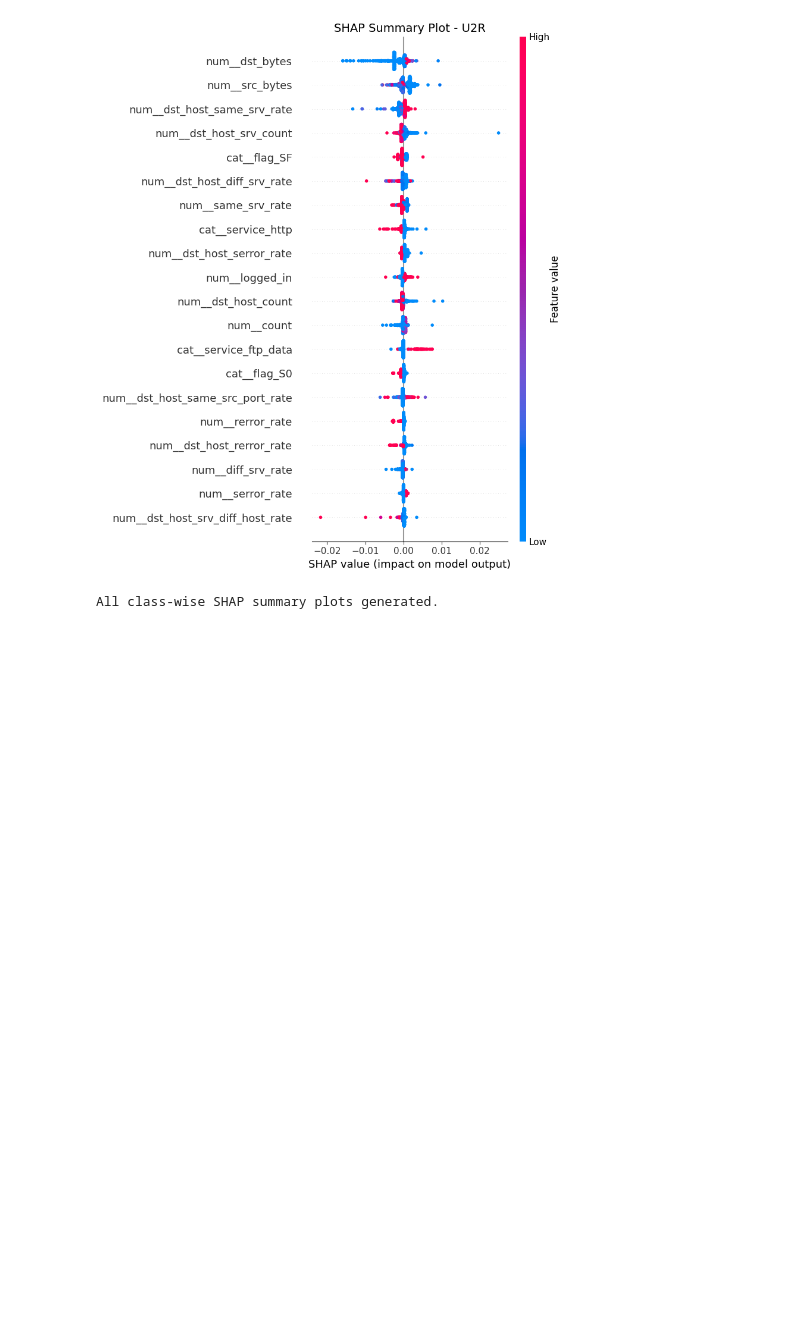
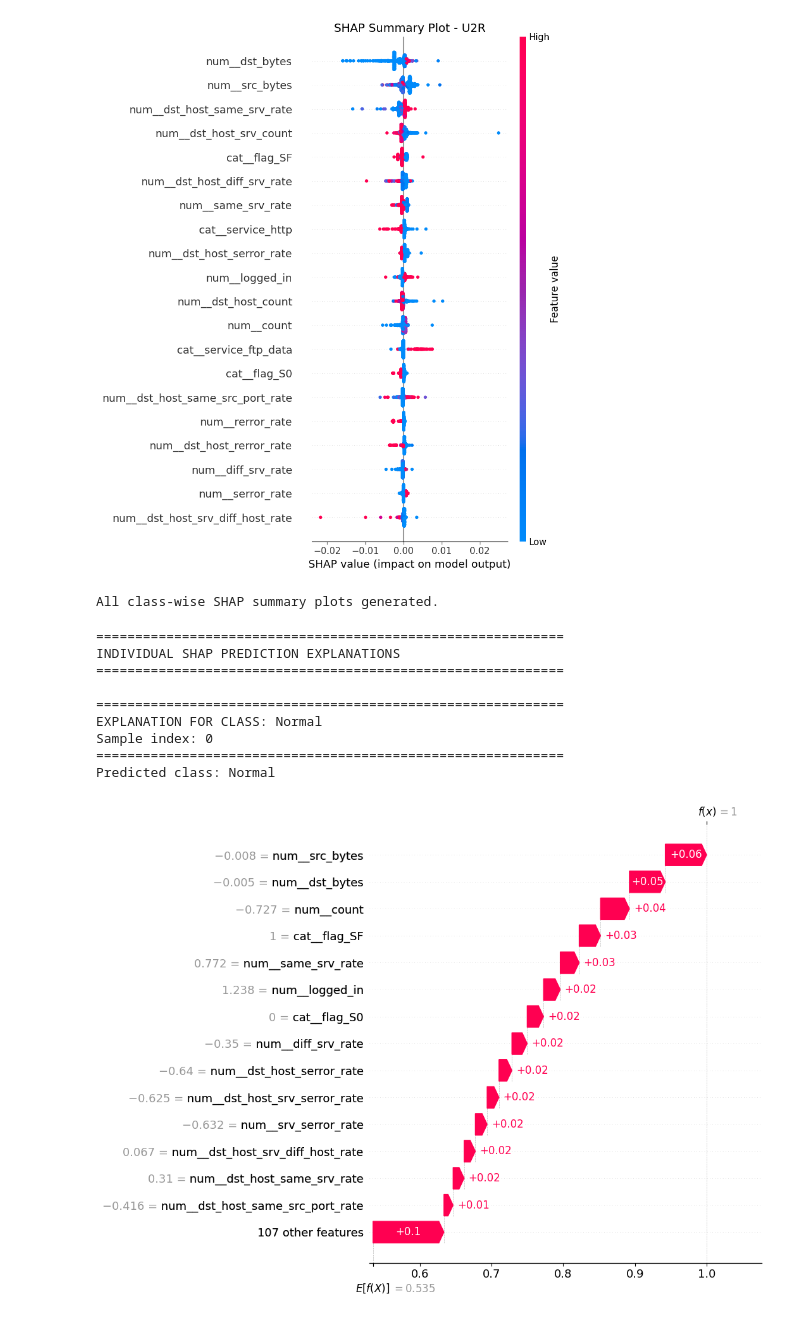
Before and after one commit to AKSHAT-KUMAR-14/XAI-NIDS, a Jupyter notebook: xai-nids.ipynb, the cells around one changed output. Saved outputs shown, nothing was run; the diff lists cells and outputs as text; code cells hidden in the pictures; blank space fills up the shorter version.

Commit message:
Kaggle Notebook | XAI-NIDS | XAI-NIDS_SHAP_Explanations_Graphical

```diff
--- a/xai-nids.ipynb
+++ b/xai-nids.ipynb
@@ -1824,3 +1824,83 @@ Generating SHAP summary plot for: R2L
 Generating SHAP summary plot for: U2R
 [figure]
 All class-wise SHAP summary plots generated.
+# %%
+# ============================================================
+# INDIVIDUAL PREDICTION EXPLANATIONS
+# MULTICLASS RANDOM FOREST
+# ============================================================
+
+print("=" * 60)
+print("INDIVIDUAL SHAP PREDICTION EXPLANATIONS")
+print("=" * 60)
+
+# ------------------------------------------------------------
+# Select one representative sample for each predicted class
+# ------------------------------------------------------------
+
+X_shap_pred = rf_multiclass.predict(X_shap)
+
+representative_samples = {}
+
+for class_index, class_name in enumerate(class_names):
+
+    indices = np.where(X_shap_pred == class_index)[0]
+
+    if len(indices) > 0:
+        representative_samples[class_index] = indices[0]
+
+# ------------------------------------------------------------
+# Generate SHAP waterfall plots
+# ------------------------------------------------------------
+
+for class_index, sample_index in representative_samples.items():
+
+    class_name = class_names[class_index]
+
+    print("\n" + "=" * 60)
+    print(f"EXPLANATION FOR CLASS: {class_name}")
+    print(f"Sample index: {sample_index}")
+    print("=" * 60)
+
+    # Prediction
+    predicted_class = rf_multiclass.predict(
+        X_shap[sample_index].reshape(1, -1)
+    )[0]
+
+    print(f"Predicted class: {class_names[predicted_class]}")
+
+    # SHAP values for predicted class
+    sample_shap_values = shap_array[
+        sample_index, :, predicted_class
+    ]
+
+    # Expected value / base value
+    base_value = explainer.expected_value[predicted_class]
+
+    # Create SHAP explanation object
+    explanation = shap.Explanation(
+        values=sample_shap_values,
+        base_values=base_value,
+        data=X_shap[sample_index],
+        feature_names=feature_names
+    )
+
+    # Waterfall plot
+    shap.plots.waterfall(
+        explanation,
+        max_display=15,
+        show=True
+    )
+
+print("\nAll individual SHAP explanations generated.")
+# %% [output]
+============================================================
+INDIVIDUAL SHAP PREDICTION EXPLANATIONS
+============================================================
+
+============================================================
+EXPLANATION FOR CLASS: Normal
+Sample index: 0
+============================================================
+Predicted class: Normal
+[figure, added]
```
Also changed, not shown: parts of 2 cells of this notebook.
